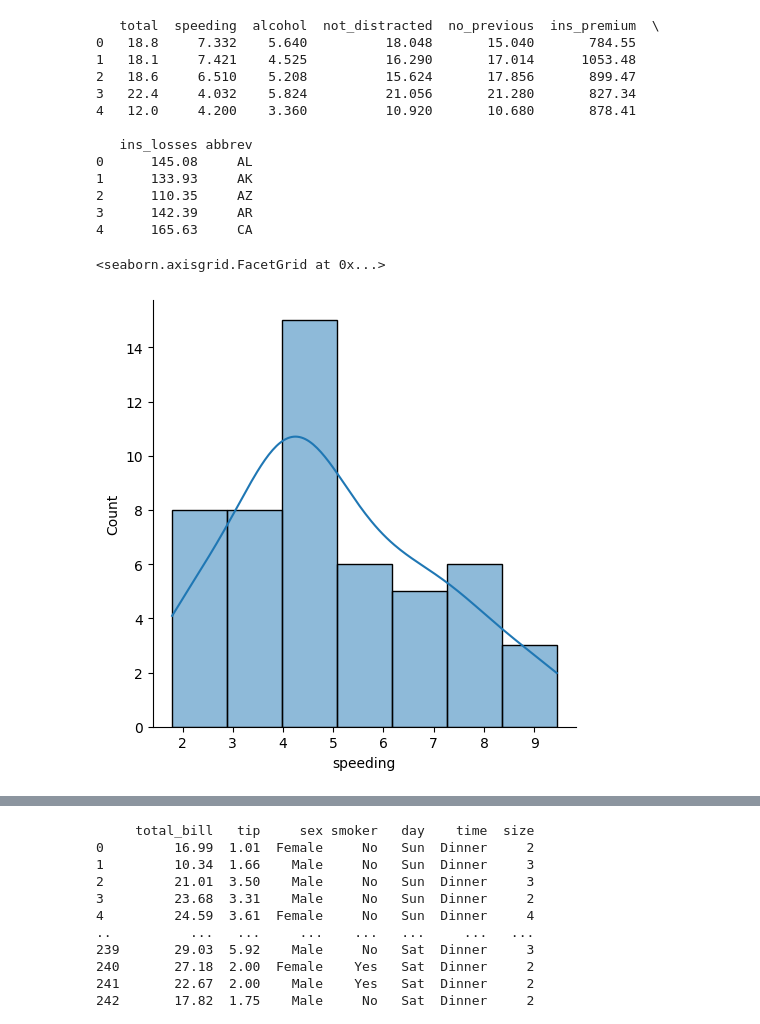
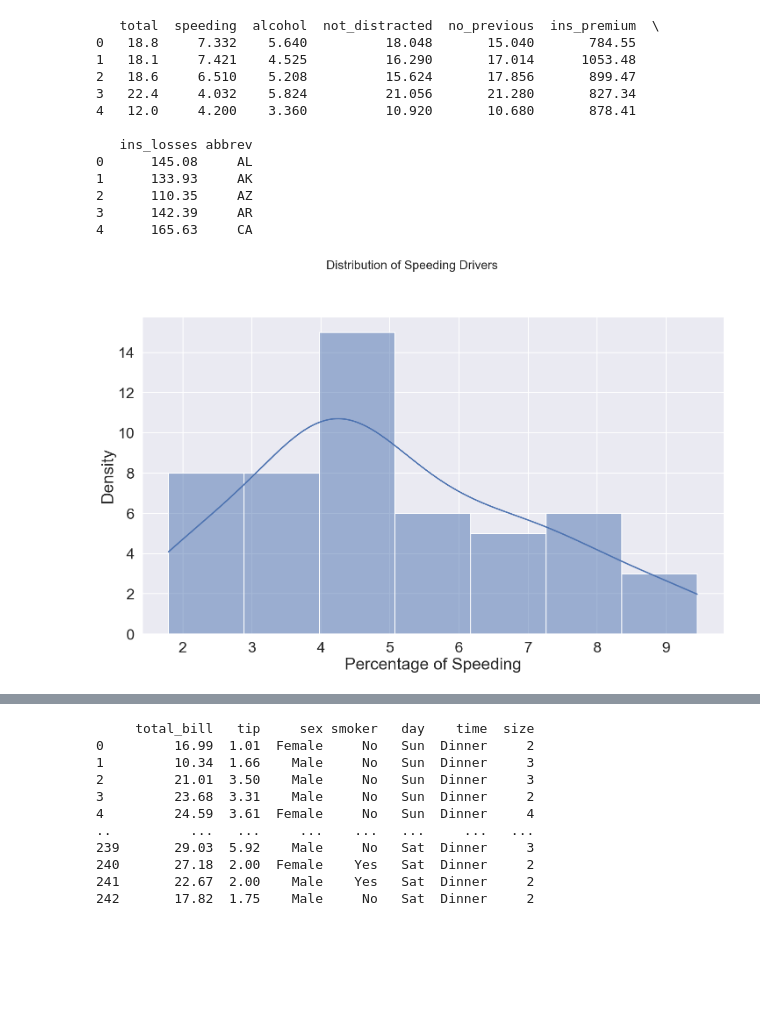
Before and after one commit to ctiwari/DataVizClass, a Jupyter notebook: IntroToSeaborn.ipynb, the cells around one changed output, grey strips where cells are left out. Saved outputs shown, nothing was run; the diff lists cells and outputs as text; code cells hidden in the pictures; blank space fills up the shorter version.

Commit message:
Updates to seaborn.ipynb

```diff
--- a/IntroToSeaborn.ipynb
+++ b/IntroToSeaborn.ipynb
@@ -36,19 +36,32 @@ print(crash_df.head())
 # %%
 # Provides a way to look at a univariate distribution. A
 # univeriate distribution provides a distribution for one variable
 # Kernal Density Estimation with a Histogram is provided
 # kde=False removes the KDE
 # Bins define how many buckets to divide the data up into between intervals
 
-sns.displot(crash_df['speeding'], kde=True, bins=7)
+# Seaborn context settings to control font sizes globally
+sns.set_context('talk', font_scale=1.5)
 
+# Create a Seaborn displot
+sns_plot = sns.displot(crash_df['speeding'], kde=True, bins=7, height=10, aspect=1.5)
 
-#lOfCols = crash_df.columns.tolist()
-#print(lOfCols)
-#for c in lOfCols:
-#    plt = sns.displot(crash_df[c], kde=True, bins=5)
-#    plt.figure.savefig(c+".png")
+# Customize the plot further using Seaborn
+sns_plot.set_axis_labels("Percentage of Speeding", "Density")  # Setting axis labels (Seaborn's method)
+
+# Now, let's use Matplotlib (plt) to add additional customization
+
+# Add a title using plt (Matplotlib's method)
+plt.suptitle("Distribution of Speeding Drivers", fontsize=20)
+
+# Adjust spacing between the title and the plot using plt
+plt.subplots_adjust(top=0.85)
+
+# Save the figure using plt
+plt.savefig('plots//speeding_distribution_plot.png')
+
+# Show the plot
+plt.show()
 # %% [output]
-<seaborn.axisgrid.FacetGrid at 0x...>
-[figure, old version]
+[figure, new version]
 # %%
```
Also changed, not shown: parts of 14 cells of this notebook.
